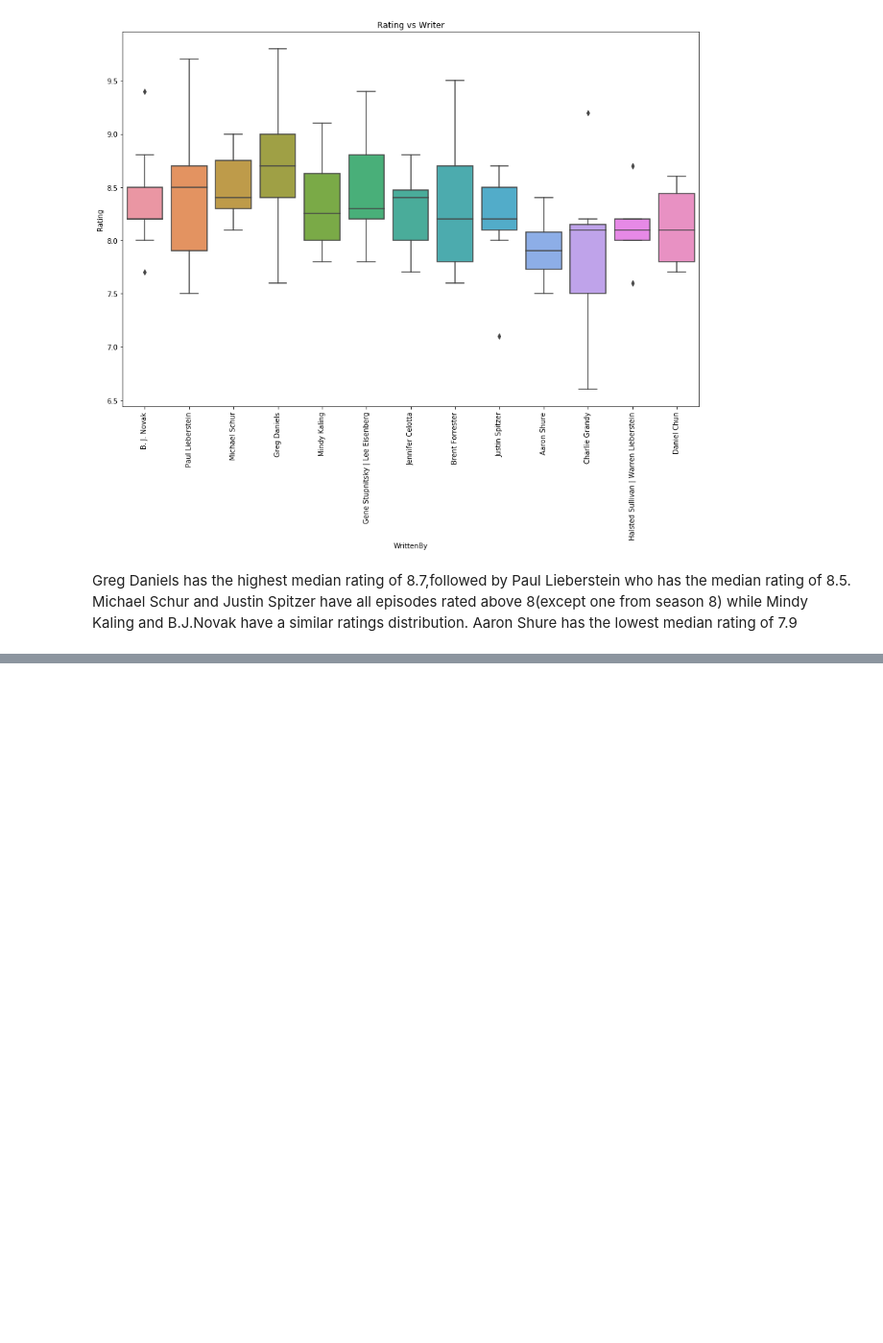
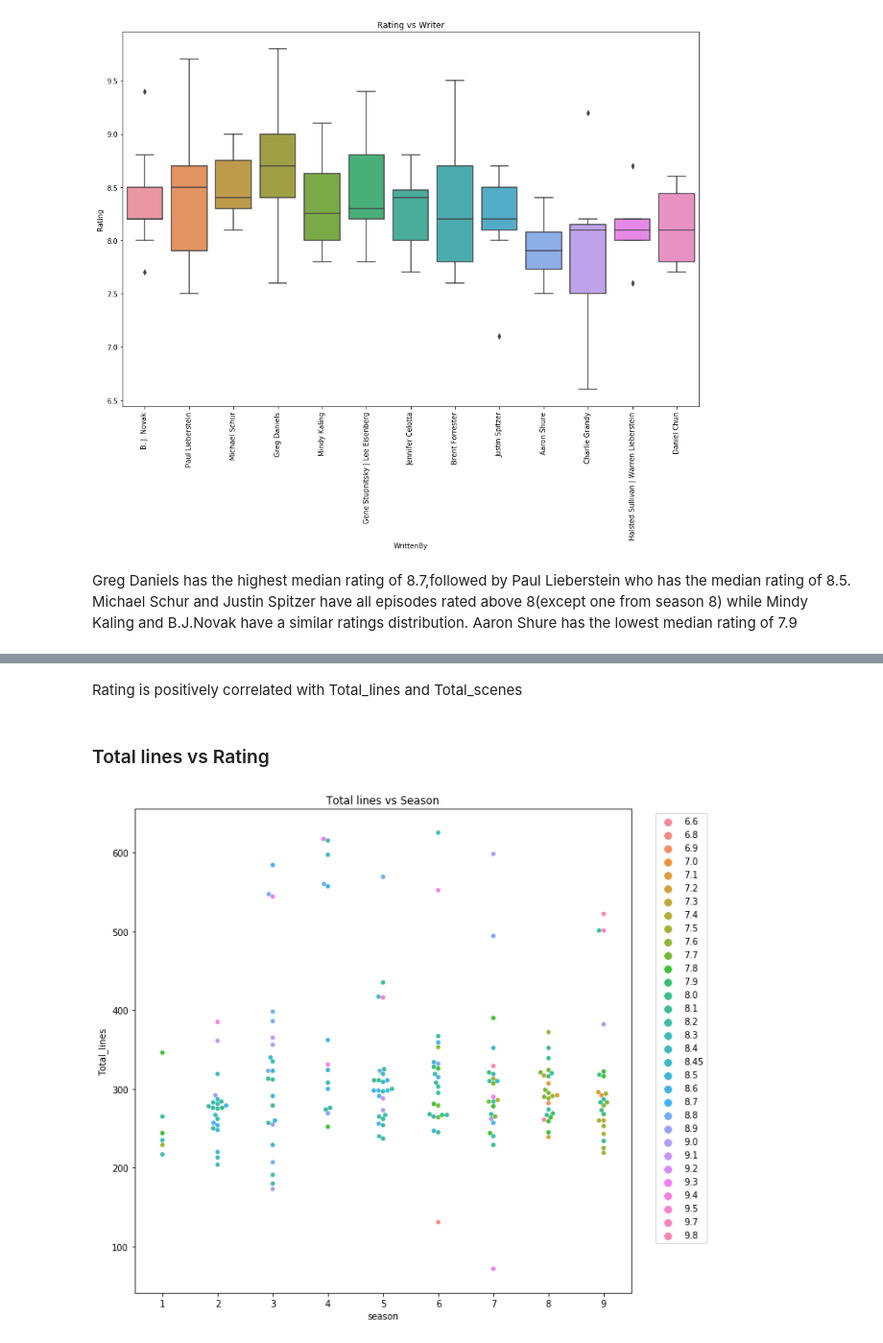
Before and after one commit to rameez471/The-Office-Dataset, a Jupyter notebook: EDA.ipynb, the cells around one changed output, grey strips where cells are left out. Shown at 96% size. Saved outputs shown, nothing was run; the diff lists cells and outputs as text; code cells hidden in the pictures; blank space fills up the shorter version.

```diff
--- a/EDA.ipynb
+++ b/EDA.ipynb
@@ -1330,0 +1542,14 @@ Greg Daniels has the highest median rating of 8.7,followed by Paul Lieberstein w
+# %% [markdown]
+Rating is positively correlated with Total_lines and Total_scenes
+# %% [markdown]
+### Total lines vs Rating
+# %%
+plt.figure(figsize=(10,10))
+
+sns.swarmplot(x='season',y='Total_lines',hue='Rating',data=df_ep)
+plt.legend(bbox_to_anchor=(1.04,1), loc='upper left')
+plt.title('Total lines vs Season')
+plt.savefig('./Visualizations/Total lines vs Season.png')
+plt.show()
+# %% [output]
+[figure, added]
```
Also changed, not shown: parts of 40 cells of this notebook, 8 other files.
